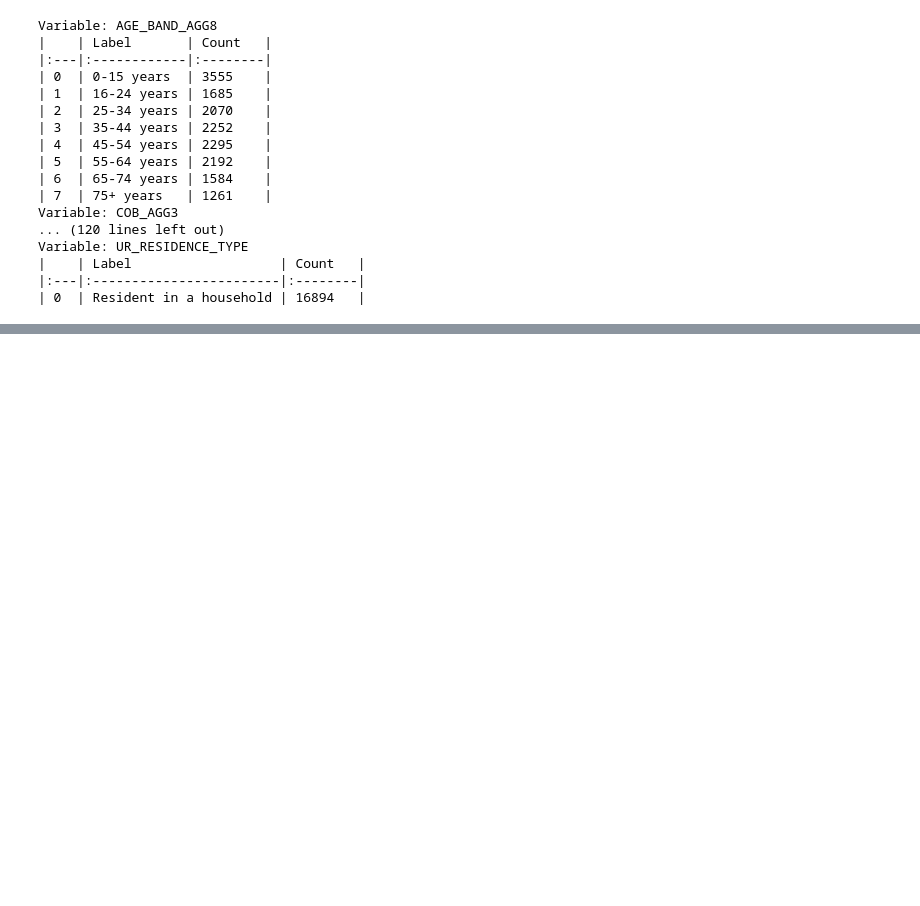
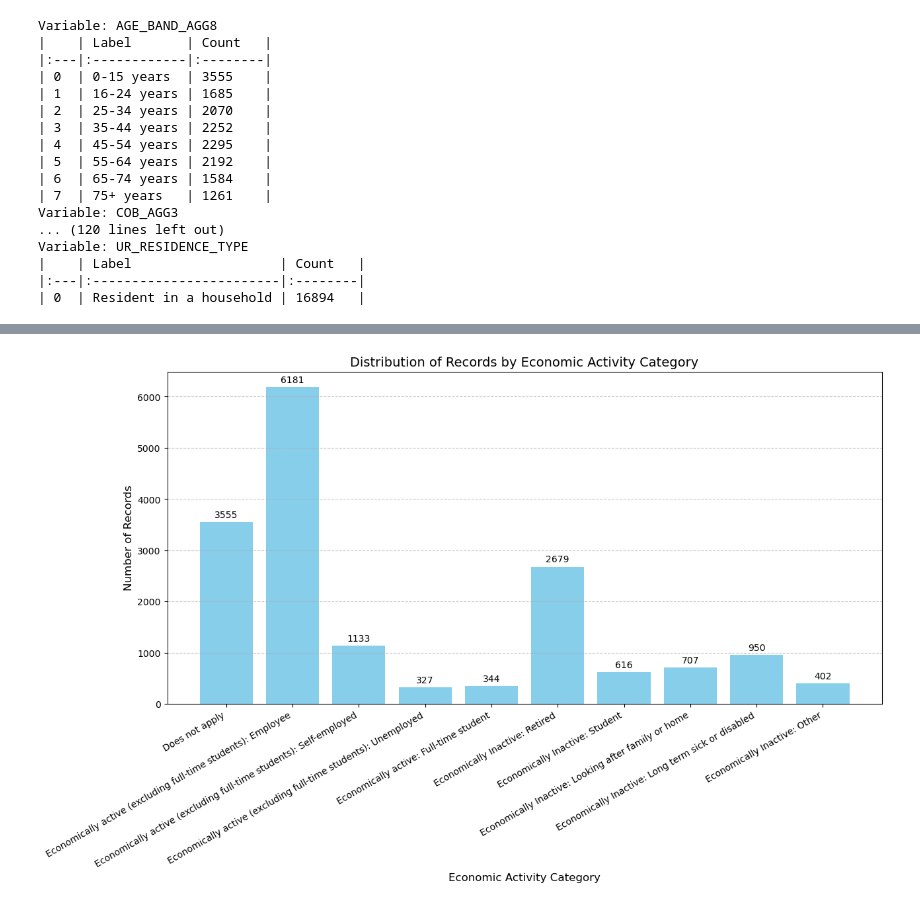
Before and after one commit to mia12reynolds/CS5002-P3, a Jupyter notebook: notebooks/data-analysis-visualisation.ipynb, the cells around one changed output, grey strips where cells are left out. Saved outputs shown, nothing was run; the diff lists cells and outputs as text; code cells hidden in the pictures; blank space fills up the shorter version.

```diff
--- a/notebooks/data-analysis-visualisation.ipynb
+++ b/notebooks/data-analysis-visualisation.ipynb
@@ -156,0 +187,30 @@ Variable: UR_RESIDENCE_TYPE
+# %%
+# Economic activity category
+ECON_COL = 'ECONOMIC_ACTIVITY_10M'
+
+# use the functions to retrieve the mapping and get the labelled data
+econ_mapping = rd.mapping_from_dict(ECON_COL, data_dict)
+econ_labels, econ_counts = rd.get_labels_and_counts(df_refined, ECON_COL, econ_mapping)
+
+# set up plot
+plt.figure(figsize=(12, 6))
+bars = plt.bar(econ_labels, econ_counts, color='skyblue')
+
+plt.title('Distribution of Records by Economic Activity Category', fontsize=14)
+plt.xlabel('Economic Activity Category', fontsize=12)
+plt.ylabel('Number of Records', fontsize=12)
+
+# For better readability
+plt.grid(axis='y', linestyle='--', alpha=0.7)
+plt.tight_layout() # prevent label cutoff
+# Rotate X-axis labels for maximum readability, as these are longer strings
+plt.xticks(rotation=30, ha='right')
+
+# Add data labels on top of the bars
+for bar in bars:
+    yval = bar.get_height()
+    plt.text(bar.get_x() + bar.get_width()/2, yval + 50, yval, ha='center', va='bottom', fontsize=10)
+
+plt.show()
+# %% [output]
+[figure, added]
```
Also changed, not shown: parts of 3 cells of this notebook.
